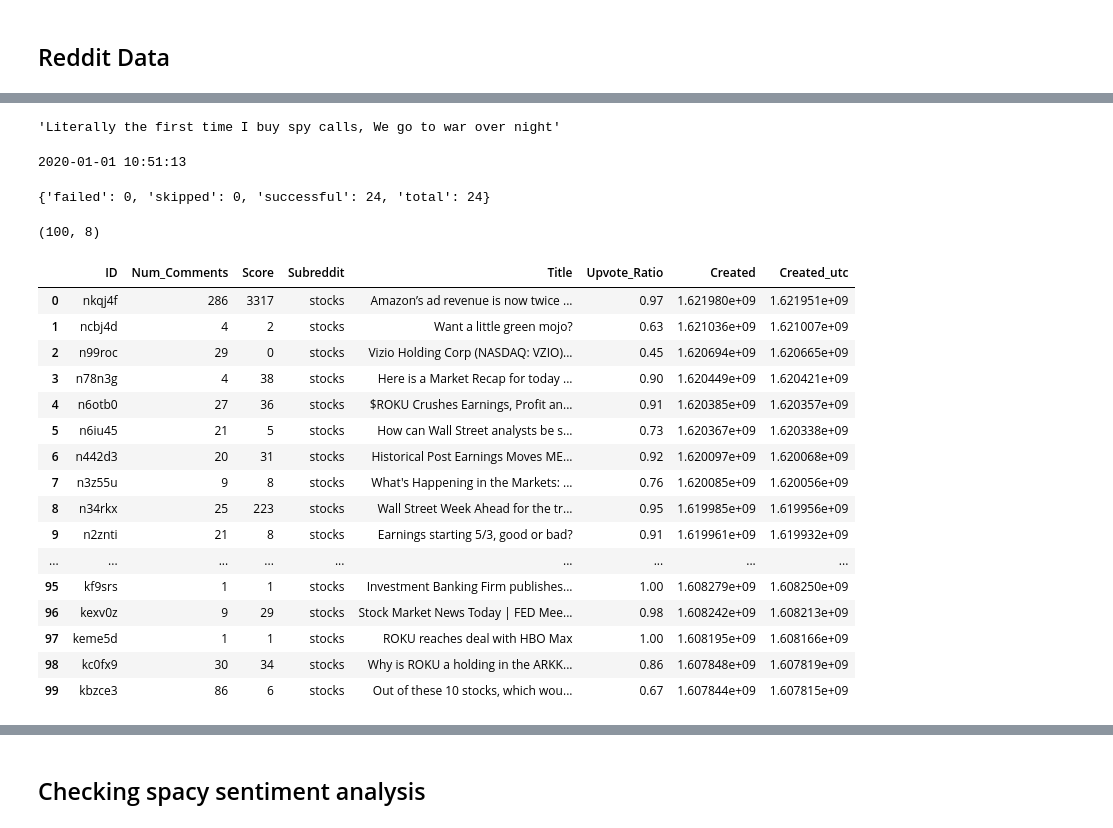
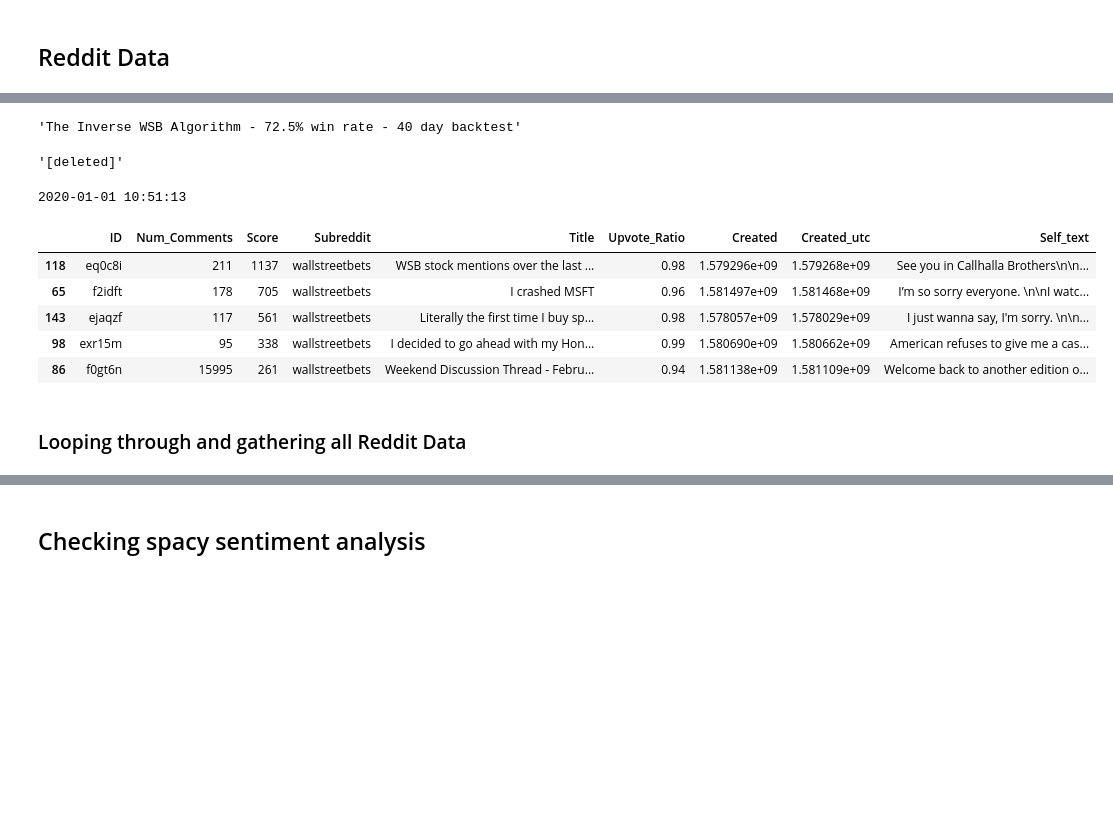
Before and after one commit to stevenkyle2013/Capstone, a Jupyter notebook: Main.ipynb, the cells around one changed output, grey strips where cells are left out. Cells and saved outputs as stored; diff of their text form; code cells hidden in the pictures; blank space fills up the shorter version.

Commit message:
Added function to scrape all reddit data

```diff
--- a/Main.ipynb
+++ b/Main.ipynb
@@ -164,6 +185,6 @@ api_request_generator = api.search_submissions(subreddit=Reddit_subreddits,
 # %%
 Reddit_df = pd.DataFrame(columns =['ID','Num_Comments','Score','Subreddit','Title','Upvote_Ratio','Created',
-                                   'Created_utc'] )
+                                   'Created_utc','Self_text'] )
 ID=[]
 Num_Comments=[]
 Score=[]
@@ -172,8 +193,9 @@ Title = []
 Upvote_Ratio = []
 Created = []
 Created_utc = []
+Self_text = []
 
-
+# Add day for the posts in dataframe
 
 for submissions in api_request_generator:
     ID.append(submissions.id)
@@ -184,6 +206,7 @@ for submissions in api_request_generator:
     Upvote_Ratio.append(submissions.upvote_ratio)
     Created.append(submissions.created)
     Created_utc.append(submissions.created_utc)
+    Self_text.append(submissions.selftext)
 
 temp_df = pd.DataFrame({'ID':ID,
                         'Num_Comments':Num_Comments,
@@ -192,8 +215,13 @@ temp_df = pd.DataFrame({'ID':ID,
                         'Title':Title,
                         'Upvote_Ratio':Upvote_Ratio,
                         'Created':Created,
-                        'Created_utc':Created_utc})
+                        'Created_utc':Created_utc,
+                        'Self_text':Self_text})
 
 Reddit_df = Reddit_df.append(temp_df)
 Reddit_df.sort_values(by='Score', axis=0, ascending=False, inplace=True)
-Reddit_df
+Reddit_df.drop(Reddit_df[(Reddit_df['Self_text']=='[deleted]')|(Reddit_df['Self_text']=='[removed]')].index,
+              inplace=True)
+Reddit_df.drop(Reddit_df[Reddit_df['Score']<21].index, inplace=True)
+dataframe_to_write = Reddit_df[0:5]
+dataframe_to_write.to_csv('/Users/stevenkyle/Documents/Flatiron/Capstone/Capstone/redditdata', mode='a', header=False, index=False)
@@ -214,40 +248,25 @@ Reddit_df
 # %%
-Reddit_df.iloc[143]['Title']
+Reddit_df.iloc[2]['Title']
 # %% [output]
-'Literally the first time I buy spy calls, We go to war over night'
+'The Inverse WSB Algorithm - 72.5% win rate - 40 day backtest'
+# %%
+Reddit_df.iloc[2]['Self_text']
+# %% [output]
+'[deleted]'
 # %%
 local_datetime_converted = dt.datetime.fromtimestamp(Reddit_df.iloc[-1]['Created_utc'])
 print(local_datetime_converted)
 # %% [output]
 2020-01-01 10:51:13
-# %%
-api.metadata_.get('shards')
-# %% [output]
-{'failed': 0, 'skipped': 0, 'successful': 24, 'total': 24}
-# %%
-Reddit_df.shape
-# %% [output]
-(100, 8)
 # %%
-Reddit_df
+Reddit_df[0:5]
 # %% [output]
-|  | ID | Num_Comments | Score | Subreddit | Title | Upvote_Ratio | Created | Created_utc |
-| 0 | nkqj4f | 286 | 3317 | stocks | Amazon’s ad revenue is now twice ... | 0.97 | 1.621980e+09 | 1.621951e+09 |
-| 1 | ncbj4d | 4 | 2 | stocks | Want a little green mojo? | 0.63 | 1.621036e+09 | 1.621007e+09 |
-| 2 | n99roc | 29 | 0 | stocks | Vizio Holding Corp (NASDAQ: VZIO)... | 0.45 | 1.620694e+09 | 1.620665e+09 |
-| 3 | n78n3g | 4 | 38 | stocks | Here is a Market Recap for today ... | 0.90 | 1.620449e+09 | 1.620421e+09 |
-| 4 | n6otb0 | 27 | 36 | stocks | $ROKU Crushes Earnings, Profit an... | 0.91 | 1.620385e+09 | 1.620357e+09 |
-| 5 | n6iu45 | 21 | 5 | stocks | How can Wall Street analysts be s... | 0.73 | 1.620367e+09 | 1.620338e+09 |
-| 6 | n442d3 | 20 | 31 | stocks | Historical Post Earnings Moves ME... | 0.92 | 1.620097e+09 | 1.620068e+09 |
-| 7 | n3z55u | 9 | 8 | stocks | What's Happening in the Markets: ... | 0.76 | 1.620085e+09 | 1.620056e+09 |
-| 8 | n34rkx | 25 | 223 | stocks | Wall Street Week Ahead for the tr... | 0.95 | 1.619985e+09 | 1.619956e+09 |
-| 9 | n2znti | 21 | 8 | stocks | Earnings starting 5/3, good or bad? | 0.91 | 1.619961e+09 | 1.619932e+09 |
-| ... | ... | ... | ... | ... | ... | ... | ... | ... |
-| 95 | kf9srs | 1 | 1 | stocks | Investment Banking Firm publishes... | 1.00 | 1.608279e+09 | 1.608250e+09 |
-| 96 | kexv0z | 9 | 29 | stocks | Stock Market News Today | FED Mee... | 0.98 | 1.608242e+09 | 1.608213e+09 |
-| 97 | keme5d | 1 | 1 | stocks | ROKU reaches deal with HBO Max | 1.00 | 1.608195e+09 | 1.608166e+09 |
-| 98 | kc0fx9 | 30 | 34 | stocks | Why is ROKU a holding in the ARKK... | 0.86 | 1.607848e+09 | 1.607819e+09 |
-| 99 | kbzce3 | 86 | 6 | stocks | Out of these 10 stocks, which wou... | 0.67 | 1.607844e+09 | 1.607815e+09 |
+|  | ID | Num_Comments | Score | Subreddit | Title | Upvote_Ratio | Created | Created_utc | Self_text |
+| 118 | eq0c8i | 211 | 1137 | wallstreetbets | WSB stock mentions over the last ... | 0.98 | 1.579296e+09 | 1.579268e+09 | See you in Callhalla Brothers\n\n... |
+| 65 | f2idft | 178 | 705 | wallstreetbets | I crashed MSFT | 0.96 | 1.581497e+09 | 1.581468e+09 | I’m so sorry everyone. \n\nI watc... |
+| 143 | ejaqzf | 117 | 561 | wallstreetbets | Literally the first time I buy sp... | 0.98 | 1.578057e+09 | 1.578029e+09 | I just wanna say, I'm sorry. \n\n... |
+| 98 | exr15m | 95 | 338 | wallstreetbets | I decided to go ahead with my Hon... | 0.99 | 1.580690e+09 | 1.580662e+09 | American refuses to give me a cas... |
+| 86 | f0gt6n | 15995 | 261 | wallstreetbets | Weekend Discussion Thread - Febru... | 0.94 | 1.581138e+09 | 1.581109e+09 | Welcome back to another edition o... |
 # %%
 #Possible data categories that can be gathered through psaw/praw
 
@@ -269,3 +288,5 @@ Reddit_df
 #        'total_awards_received', 'treatment_tags', 'upvote_ratio', 'url',
 #        'whitelist_status', 'wls', 'created'],
 #       dtype='object')
+# %% [markdown]
+### Looping through and gathering all Reddit Data
```
Also changed, not shown: parts of 23 cells of this notebook.
